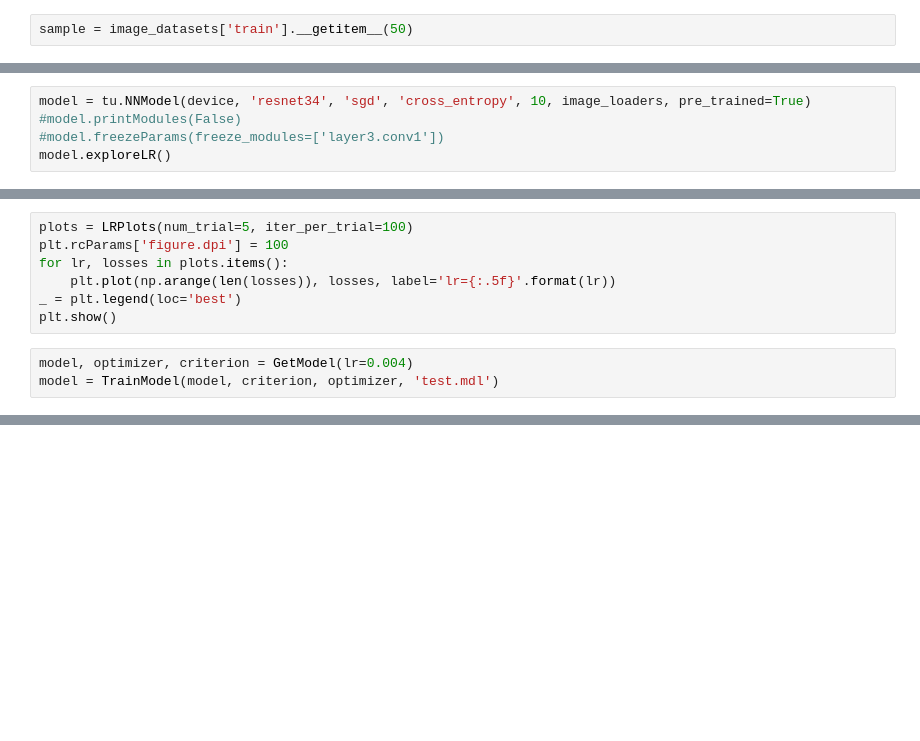
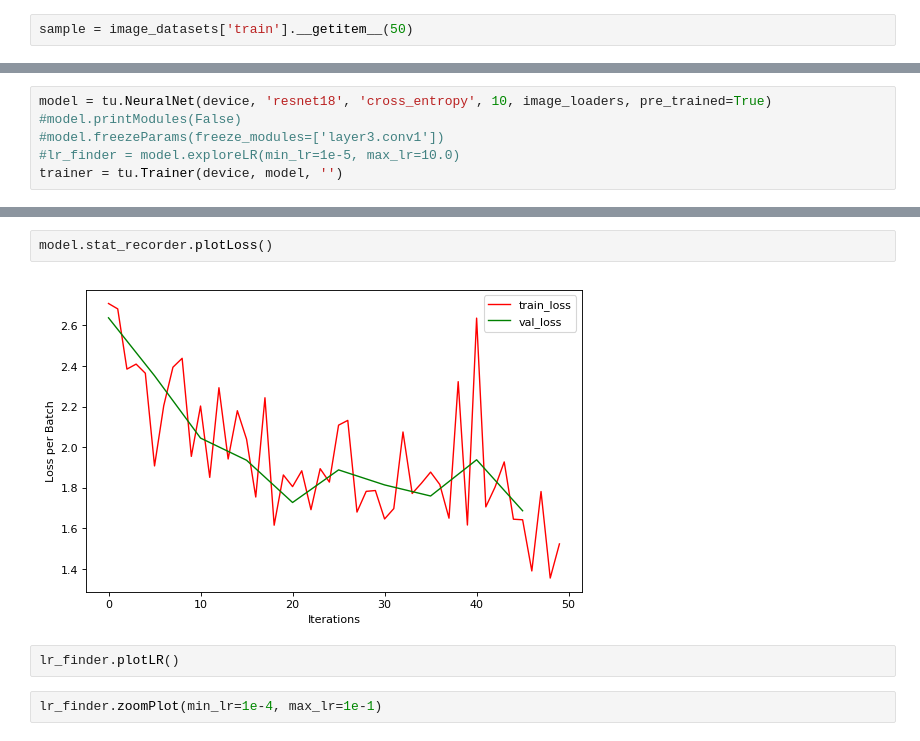
Before and after one commit to talwarabhimanyu/Deep_Learning_Projects, a Jupyter notebook: Pytorch/CIFAR-10 Experiments/CIFAR-10.ipynb, the cells around one changed output, grey strips where cells are left out. Drawn from its saved outputs; the diff is of its cells as text; blank space fills up the shorter version.

```diff
--- a/Pytorch/CIFAR-10 Experiments/CIFAR-10.ipynb
+++ b/Pytorch/CIFAR-10 Experiments/CIFAR-10.ipynb
@@ -106,5 +87,6 @@ for param in optimizer.param_groups:
 # %%
-model = tu.NNModel(device, 'resnet34', 'sgd', 'cross_entropy', 10, image_loaders, pre_trained=True)
+model = tu.NeuralNet(device, 'resnet18', 'cross_entropy', 10, image_loaders, pre_trained=True)
 #model.printModules(False)
 #model.freezeParams(freeze_modules=['layer3.conv1'])
-model.exploreLR()
+#lr_finder = model.exploreLR(min_lr=1e-5, max_lr=10.0)
+trainer = tu.Trainer(device, model, '')
@@ -258,10 +92,0 @@ def GetModel(lr):
-# %%
-plots = LRPlots(num_trial=5, iter_per_trial=100)
-plt.rcParams['figure.dpi'] = 100
-for lr, losses in plots.items():
-    plt.plot(np.arange(len(losses)), losses, label='lr={:.5f}'.format(lr))
-_ = plt.legend(loc='best')
-plt.show()
-# %%
-model, optimizer, criterion = GetModel(lr=0.004)
-model = TrainModel(model, criterion, optimizer, 'test.mdl')
@@ -273,0 +97,8 @@ if(10%a == 0):
+# %%
+model.stat_recorder.plotLoss()
+# %% [output]
+[figure, added]
+# %%
+lr_finder.plotLR()
+# %%
+lr_finder.zoomPlot(min_lr=1e-4, max_lr=1e-1)
```
Also changed, not shown: parts of 14 cells of this notebook, 2 other files.
